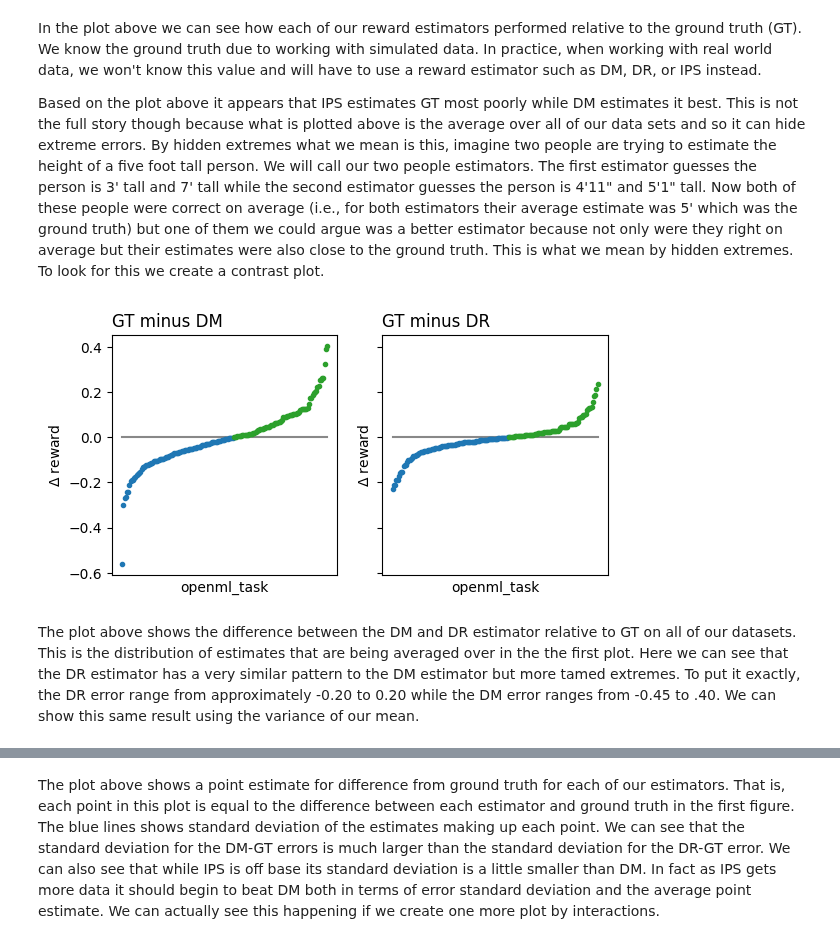
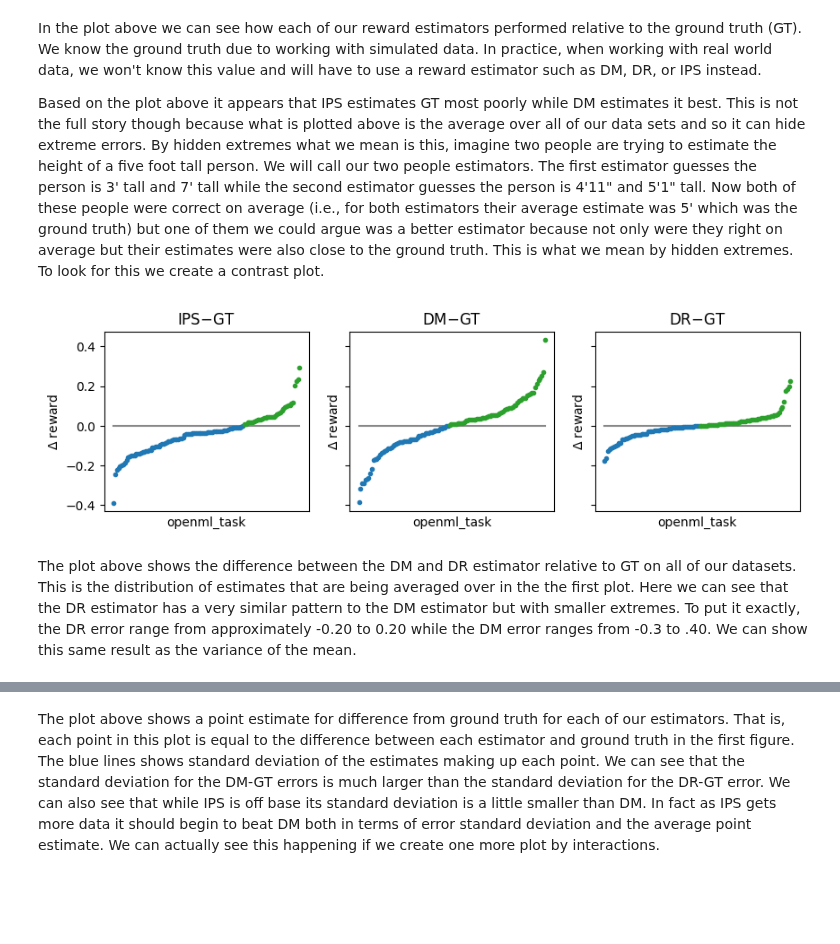
Before and after one commit to VowpalWabbit/coba, a Jupyter notebook: examples/notebooks/Logged.ipynb, the cells around one changed output, grey strips where cells are left out. Cells and saved outputs as stored; diff of their text form; code cells hidden in the pictures; blank space fills up the shorter version.

```diff
--- a/examples/notebooks/Logged.ipynb
+++ b/examples/notebooks/Logged.ipynb
@@ -50,16 +47,20 @@ result1.filter_fin(4000).plot_learners(xlim=(200,None),l='ope_reward',p='openml_
 In the plot above we can see how each of our reward estimators performed relative to the ground truth (GT). We know the ground truth  due to working with simulated data. In practice, when working with real world data, we won't know this value and will have to use a reward estimator such as DM, DR, or IPS instead.
 
 Based on the plot above it appears that IPS estimates GT most poorly while DM estimates it best. This is not the full story though because what is plotted above is the average over all of our data sets and so it can hide extreme errors. By hidden extremes what we mean is this, imagine two people are trying to estimate the height of a five foot tall person. We will call our two people estimators. The first estimator guesses the person is 3' tall and 7' tall while the second estimator guesses the person is 4'11" and 5'1" tall. Now both of these people were correct on average (i.e., for both estimators their average estimate was 5' which was the ground truth) but one of them we could argue was a better estimator because not only were they right on average but their estimates were also close to the ground truth. This is what we mean by hidden extremes. To look for this we create a contrast plot.
-# %%
-f,ax = plt.subplots(ncols=2,sharey=True)
-result1.filter_fin(4000).plot_contrast('None','DM',x='openml_task',l='ope_reward',p='openml_task',err='sd',ax=ax[0],xticks=False,legend=False,out=None)
-result1.filter_fin(4000).plot_contrast('None','DR',x='openml_task',l='ope_reward',p='openml_task',err='sd',ax=ax[1],xticks=False,legend=False,out=None)
-ax[0].set_title('GT minus DM',loc='left')
-ax[0].set_xticks([])
-ax[1].set_title('GT minus DR',loc='left')
-ax[1].set_xticks([])
-plt.show()
-# %% [output]
-[figure, removed]
+# %%
+f,ax = plt.subplots(ncols=3,sharey=True,figsize=(10,4))
+
+result1.where(n_actions={'<=':100}).plot_contrast('on','ips',x='openml_task',l='eval',p='openml_task',err='sd',ax=ax[0],xticks=False,legend=False,out=None)
+result1.where(n_actions={'<=':100}).plot_contrast('on','dm' ,x='openml_task',l='eval',p='openml_task',err='sd',ax=ax[1],xticks=False,legend=False,out=None)
+result1.where(n_actions={'<=':100}).plot_contrast('on','dr' ,x='openml_task',l='eval',p='openml_task',err='sd',ax=ax[2],xticks=False,legend=False,out=None)
+
+for a,title in zip(ax,['IPS$-$GT','DM$-$GT','DR$-$GT']):
+    a.set_title('',loc='left')
+    a.set_title(title,loc='center')
+    a.set_xticks([])
+
+plt.show()
+# %% [output]
+[figure, added]
 # %% [markdown]
-The plot above shows the difference between the DM and DR estimator relative to GT on all of our datasets. This is the distribution of estimates that are being averaged over in the the first plot. Here we can see that the DR estimator has a very similar pattern to the DM estimator but more tamed extremes. To put it exactly, the DR error range from approximately -0.20 to 0.20 while the DM error ranges from -0.45 to .40. We can show this same result using the variance of our mean.
+The plot above shows the difference between the DM and DR estimator relative to GT on all of our datasets. This is the distribution of estimates that are being averaged over in the the first plot. Here we can see that the DR estimator has a very similar pattern to the DM estimator but with smaller extremes. To put it exactly, the DR error range from approximately -0.20 to 0.20 while the DM error ranges from -0.3 to .40. We can show this same result as the variance of the mean.
```
Also changed, not shown: parts of 21 cells of this notebook, 27 other files.
